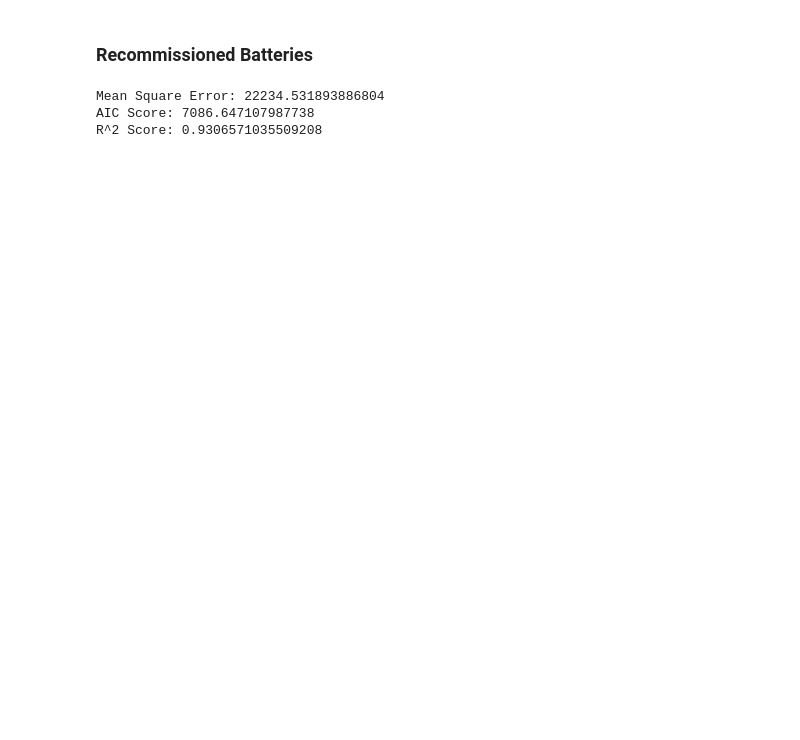
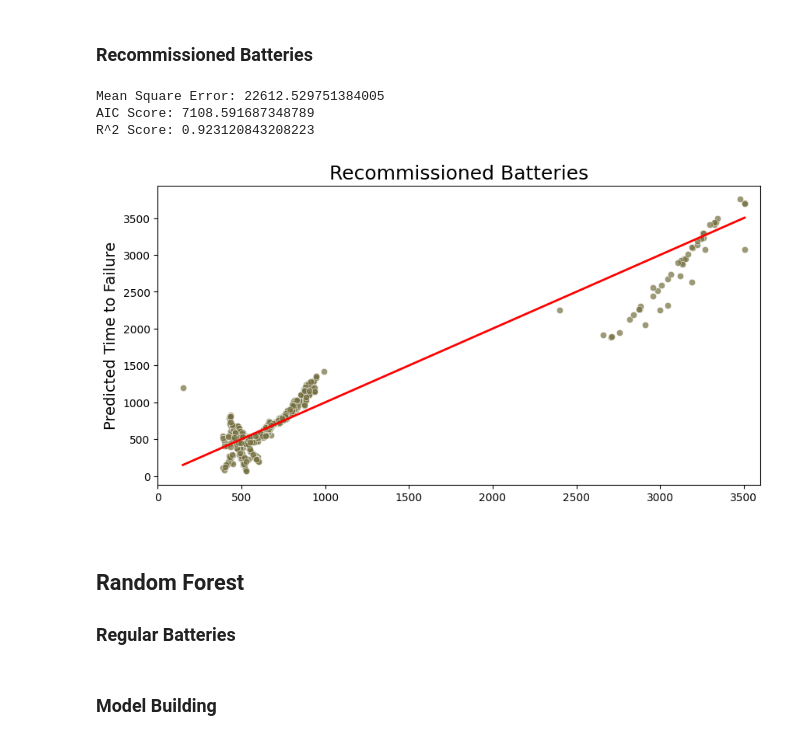
Before and after one commit to AI-Enthusiast/18650-Accelerated-Battery-Life-Testing, a Jupyter notebook: ML_WriteUp.ipynb, the cells around one changed output. Saved outputs shown, nothing was run; the diff lists cells and outputs as text; code cells hidden in the pictures; blank space fills up the shorter version.

```diff
--- a/ML_WriteUp.ipynb
+++ b/ML_WriteUp.ipynb
@@ -396,30 +459,48 @@ R^2 Score: 0.960621393045031
 ### Recommissioned Batteries
 # %%
 #splitting data into feature and target
-X = recommissioned[['arrhenius_temperature', 'log_voltage', 'current_load', 'temp_volt']]
-y = recommissioned['time_end']
+Xr = recomissioned[['arrhenius_temperature' , 'log_voltage' , 'current_load','temp_volt']]
+yr = recomissioned['time_end']
 
 #train test split
-X_train, X_test, y_train, y_test = train_test_split(X, y, test_size=0.2, random_state=42)
+Xr_train, Xr_test, yr_train, yr_test = train_test_split(Xr, yr, test_size=0.2, random_state=42)
 
 #linear regression model
-lr_model = LinearRegression()
-lr_model.fit(X_train, y_train)
+lrr_model = LinearRegression()
+lrr_model.fit(Xr_train, yr_train)
 
 #predictions
-y_pred = lr_model.predict(X_test)
+yr_pred = lrr_model.predict(Xr_test)
 
 #evaluations
-mse = mean_squared_error(y_test, y_pred)
-r2 = r2_score(y_test, y_pred)
-n = len(y_test)
-rss = np.sum((y_test - y_pred) ** 2)
-k = X_train.shape[1] + 1
-aic = n * np.log(rss / n) + 2 * k
+mse = mean_squared_error(yr_test, yr_pred)
+r2 = r2_score(yr_test, yr_pred)
+n = len(yr_test)
+rss = np.sum((yr_test-yr_pred)**2)
+k = Xr_train.shape[1] + 1
+aic = n * np.log(rss / n) +2 * k
 print(f'Mean Square Error: {mse}')
 print(f'AIC Score: {aic}')
 print(f'R^2 Score: {r2}')
 # %% [output]
-Mean Square Error: 22234.531893886804
-AIC Score: 7086.647107987738
-R^2 Score: 0.9306571035509208
+Mean Square Error: 22612.529751384005
+AIC Score: 7108.591687348789
+R^2 Score: 0.923120843208223
+# %%
+plt.figure(figsize=(10,5))
+sns.scatterplot(x=y_test,y=y_pred, color='#736e3e',alpha=0.7)
+plt.plot([y_test.min(), y_test.max()], [y_test.min(), y_test.max()], color='red', linewidth=2)
+# Plot details
+plt.xlabel(' ')
+plt.ylabel('Predicted Time to Failure',fontsize=14)
+plt.title('Recommissioned Batteries',fontsize = 18)
+plt.xlim(0,3600)
+
+# Show plot
+plt.show()
+# %% [output]
+[figure, added]
+# %% [markdown]
+## Random Forest
+
+### Regular Batteries
@@ -425,0 +547,2 @@ R^2 Score: 0.9306571035509208
+# %% [markdown]
+### Model Building
```
Also changed, not shown: parts of 25 cells of this notebook.
